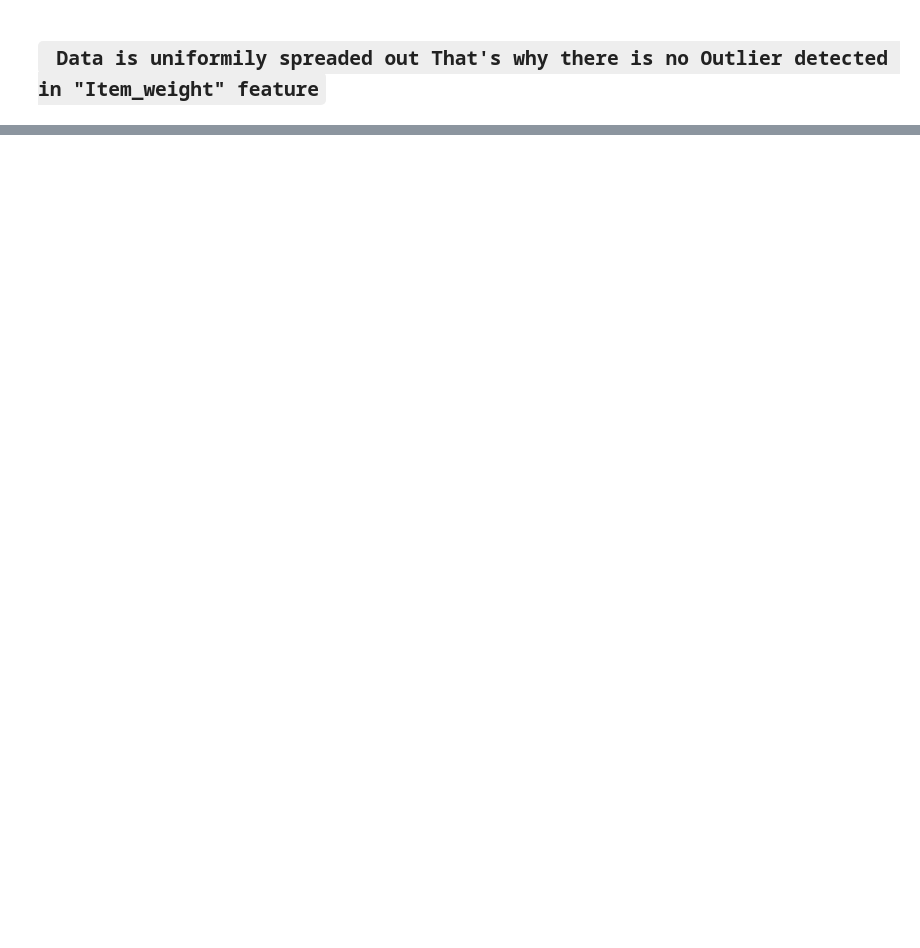
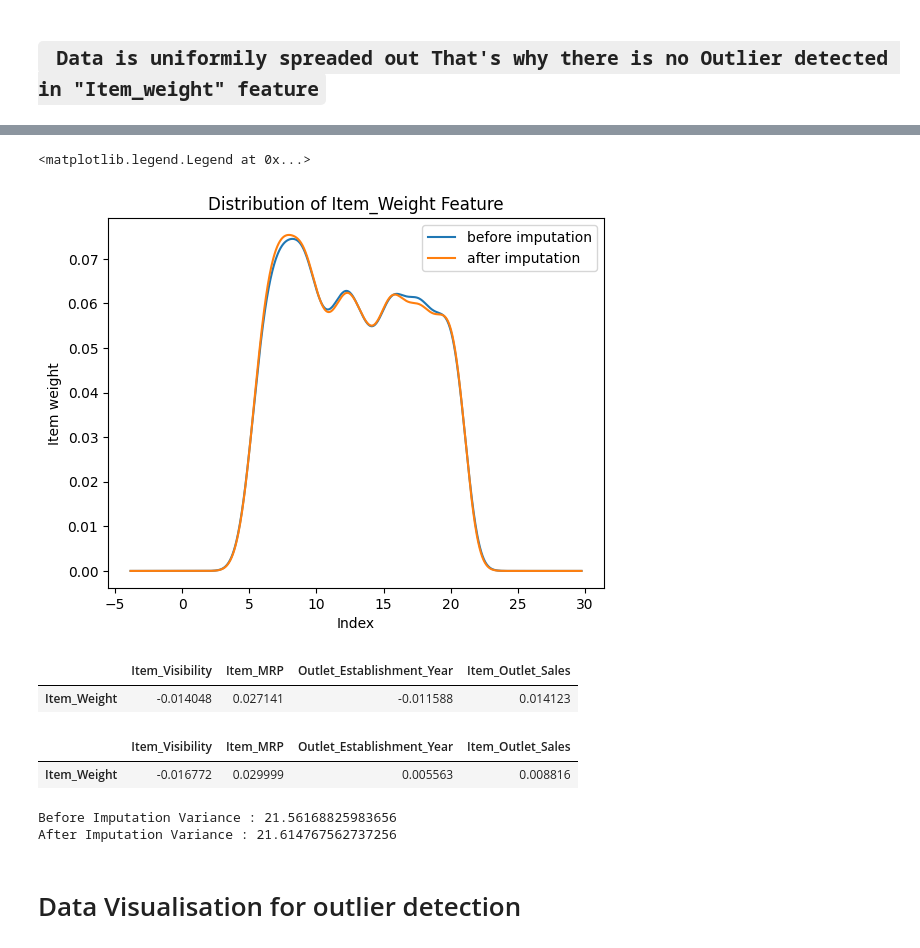
Before and after one commit to Gourav052003/Data-Driven-Sales-Forecasting-for-Big-Mart-Retail-Outlets, a Jupyter notebook: Big-Mart-Sales-Prediction.ipynb, the cells around one changed output, grey strips where cells are left out. Saved outputs shown, nothing was run; the diff lists cells and outputs as text; code cells hidden in the pictures; blank space fills up the shorter version.

Commit message:
Outlier treatment started

```diff
--- a/Big-Mart-Sales-Prediction.ipynb
+++ b/Big-Mart-Sales-Prediction.ipynb
@@ -325,2 +317,5 @@ Text(0.5, 0, 'Index')
 # %% [markdown]
 ## ` Data is uniformily spreaded out That's why there is no Outlier detected in "Item_weight" feature`
+# %%
+random_sampled_Item_Weight= without_Nan_Item_weight.Item_Weight.sample(1463).values
+random_sampled_Item_Weight
@@ -326,0 +324,3 @@ Text(0.5, 0, 'Index')
+# %%
+Nan_Item_weight["Item_Weight"] = random_sampled_Item_Weight
+Nan_Item_weight["Item_Weight"].head()
@@ -326,0 +339,3 @@ Text(0.5, 0, 'Index')
+# %%
+Imputed_Item_Weight = pd.concat([without_Nan_Item_weight,Nan_Item_weight])
+Imputed_Item_Weight.isnull().sum()
@@ -326,0 +356,31 @@ Text(0.5, 0, 'Index')
+# %%
+without_Nan_Item_weight.Item_Weight.plot.kde(label = "before imputation")
+Imputed_Item_Weight.Item_Weight.plot.kde(label = "after imputation")
+plt.title("Distribution of Item_Weight Feature")
+plt.ylabel("Item weight")
+plt.xlabel("Index")
+plt.legend()
+# %% [output]
+<matplotlib.legend.Legend at 0x...>
+[figure, added]
+# %%
+without_Nan_Item_weight.select_dtypes(exclude='object').corr().iloc[:1,1:]
+# %% [output]
+|  | Item_Visibility | Item_MRP | Outlet_Establishment_Year | Item_Outlet_Sales |
+| Item_Weight | -0.014048 | 0.027141 | -0.011588 | 0.014123 |
+# %%
+Imputed_Item_Weight.select_dtypes(exclude='object').corr().iloc[:1,1:]
+# %% [output]
+|  | Item_Visibility | Item_MRP | Outlet_Establishment_Year | Item_Outlet_Sales |
+| Item_Weight | -0.016772 | 0.029999 | 0.005563 | 0.008816 |
+# %%
+before_imputation = without_Nan_Item_weight['Item_Weight'].describe()['std']
+after_imputation = Imputed_Item_Weight['Item_Weight'].describe()['std']
+
+print(f"Before Imputation Variance : {before_imputation**2}")
+print(f"After Imputation Variance : {after_imputation**2}")
+# %% [output]
+Before Imputation Variance : 21.56168825983656
+After Imputation Variance : 21.614767562737256
+# %% [markdown]
+# Data Visualisation for outlier detection
```
Also changed, not shown: parts of 15 cells of this notebook.
